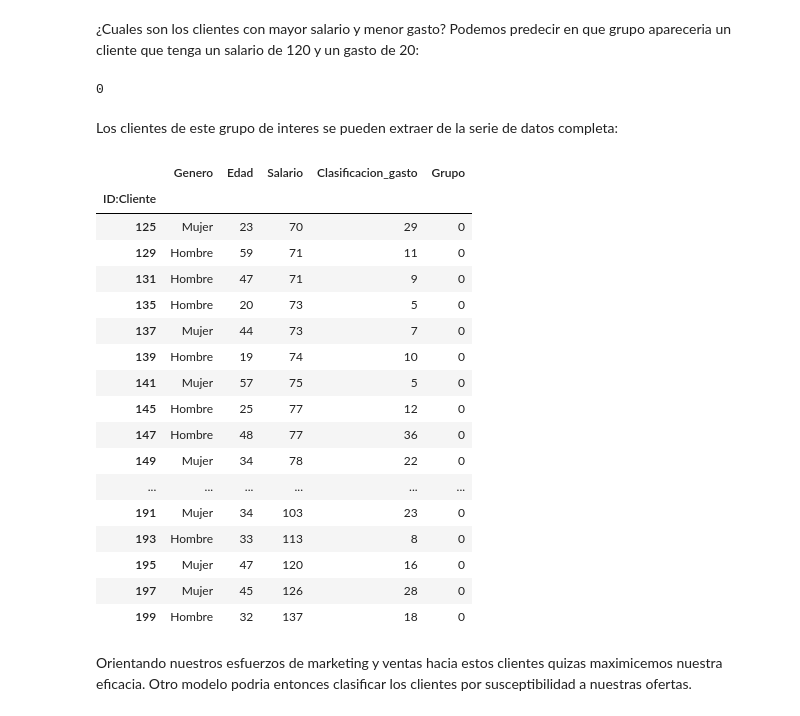
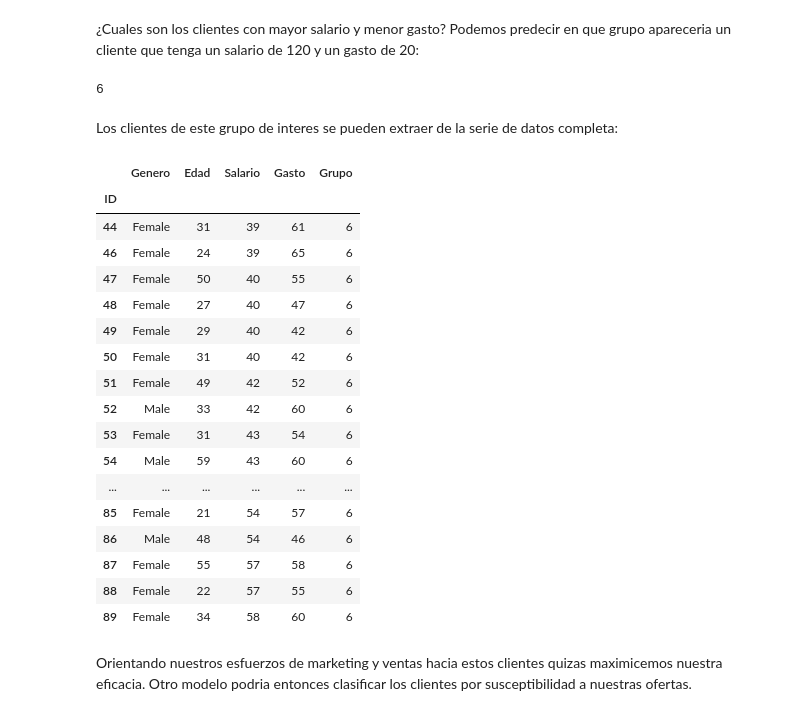
Before and after one commit to vicex99/IA_aprendizaje_no_supervisado, a Jupyter notebook: Aprendizaje_No_Supervisado.ipynb, the cells around one changed output. Drawn from its saved outputs; the diff is of its cells as text; code cells hidden in the pictures.

```diff
--- a/Aprendizaje_No_Supervisado.ipynb
+++ b/Aprendizaje_No_Supervisado.ipynb
@@ -191,0 +190,13 @@ Hemos elegido 5 grupos por inspeccion visual del grafico. ¿Podrias demostrar qu
+# %%
+# El 5 es la eleccion correcta segun el analisis de la inercia por grupos.
+
+inercias = []
+
+for i in range(1, 11):
+  k_medias = KMeans(n_clusters=i, random_state=0)
+  k_medias.fit(puntos)
+  inercias.append(k_medias.inertia_)
+
+plt.plot(range(1, 11), inercias)
+plt.xlabel('Numbero de Grupos')
+plt.ylabel('Inercia');
@@ -192,36 +205,36 @@ Hemos elegido 5 grupos por inspeccion visual del grafico. ¿Podrias demostrar qu
 # %% [markdown]
 ¿Cuales son los clientes con mayor salario y menor gasto? Podemos predecir en que grupo apareceria un cliente que tenga un salario de 120 y un gasto de 20:
 # %%
-objetivo = k_medias.predict(np.array([[90, 10]]))[0]
+objetivo = k_medias.predict(np.array([[90, 10]]))[0] # [90, 10]-> punto medio del grupo
 objetivo
 # %% [output]
-0
+6
 # %% [markdown]
 Los clientes de este grupo de interes se pueden extraer de la serie de datos completa:
 # %%
 # Grupo de poco gastadores con altos ingresos:
-clientes['Grupo'] = k_medias.predict(clientes[['Salario','Clasificacion_gasto']].values)
+clientes['Grupo'] = k_medias.predict(clientes[['Salario','Gasto']].values)
 # Filtrado solo para estos clientes:
 clientes[ clientes['Grupo'] == objetivo]
 # %% [output]
-|  | Genero | Edad | Salario | Clasificacion_gasto | Grupo |
-| ID:Cliente |  |  |  |  |  |
-| 125 | Mujer | 23 | 70 | 29 | 0 |
-| 129 | Hombre | 59 | 71 | 11 | 0 |
-| 131 | Hombre | 47 | 71 | 9 | 0 |
-| 135 | Hombre | 20 | 73 | 5 | 0 |
-| 137 | Mujer | 44 | 73 | 7 | 0 |
-| 139 | Hombre | 19 | 74 | 10 | 0 |
-| 141 | Mujer | 57 | 75 | 5 | 0 |
-| 145 | Hombre | 25 | 77 | 12 | 0 |
-| 147 | Hombre | 48 | 77 | 36 | 0 |
-| 149 | Mujer | 34 | 78 | 22 | 0 |
+|  | Genero | Edad | Salario | Gasto | Grupo |
+| ID |  |  |  |  |  |
+| 44 | Female | 31 | 39 | 61 | 6 |
+| 46 | Female | 24 | 39 | 65 | 6 |
+| 47 | Female | 50 | 40 | 55 | 6 |
+| 48 | Female | 27 | 40 | 47 | 6 |
+| 49 | Female | 29 | 40 | 42 | 6 |
+| 50 | Female | 31 | 40 | 42 | 6 |
+| 51 | Female | 49 | 42 | 52 | 6 |
+| 52 | Male | 33 | 42 | 60 | 6 |
+| 53 | Female | 31 | 43 | 54 | 6 |
+| 54 | Male | 59 | 43 | 60 | 6 |
 | ... | ... | ... | ... | ... | ... |
-| 191 | Mujer | 34 | 103 | 23 | 0 |
-| 193 | Hombre | 33 | 113 | 8 | 0 |
-| 195 | Mujer | 47 | 120 | 16 | 0 |
-| 197 | Mujer | 45 | 126 | 28 | 0 |
-| 199 | Hombre | 32 | 137 | 18 | 0 |
+| 85 | Female | 21 | 54 | 57 | 6 |
+| 86 | Male | 48 | 54 | 46 | 6 |
+| 87 | Female | 55 | 57 | 58 | 6 |
+| 88 | Female | 22 | 57 | 55 | 6 |
+| 89 | Female | 34 | 58 | 60 | 6 |
 # %% [markdown]
 Orientando nuestros esfuerzos de marketing y ventas hacia estos clientes quizas maximicemos nuestra eficacia. Otro modelo podria entonces clasificar los clientes por susceptibilidad a nuestras ofertas.
 # %% [markdown]
```
Also changed, not shown: parts of 6 cells of this notebook.
